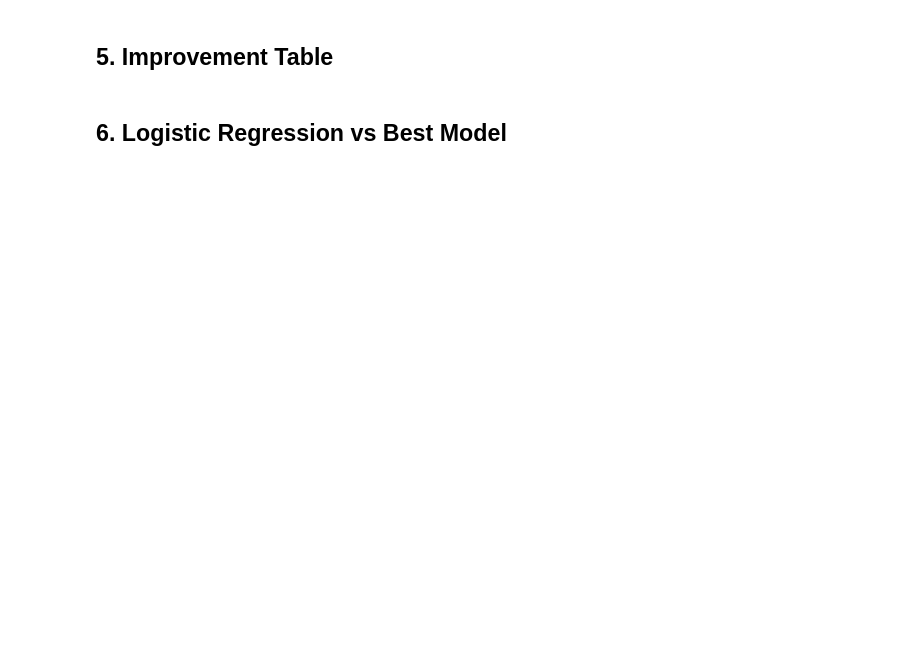
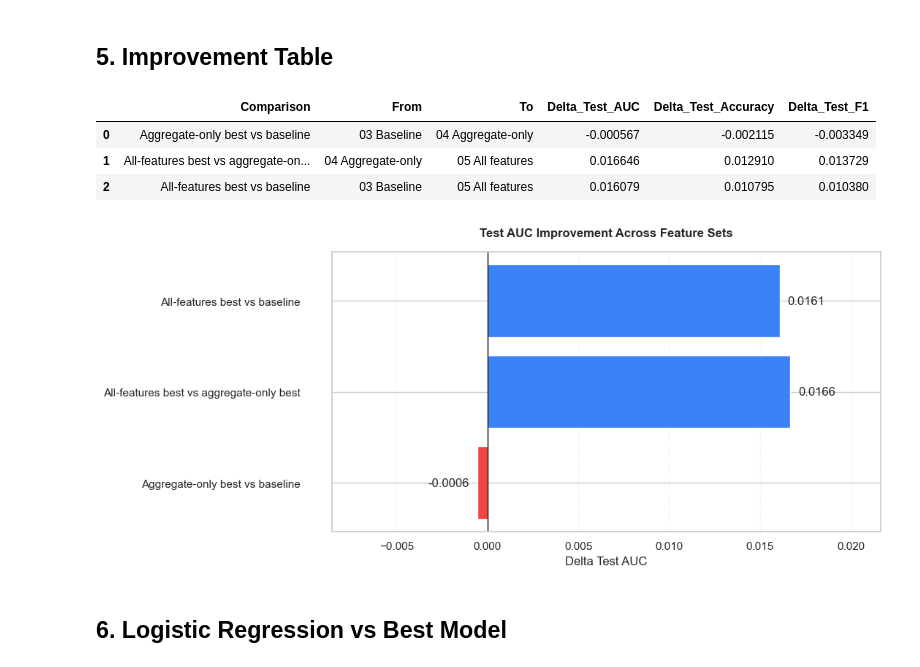
Before and after one commit to Kiatisakk/Predicting-League-of-Legends-Match-Outcomes-Using-10-Minute-Data, a Jupyter notebook: 06_result_summary.ipynb, the cells around one changed output. Drawn from its saved outputs; the diff is of its cells as text; code cells hidden in the pictures; blank space fills up the shorter version.

```diff
--- a/06_result_summary.ipynb
+++ b/06_result_summary.ipynb
@@ -184,39 +229,52 @@ plt.show()
 # %%
 def metric_delta(row_a, row_b, label):
     return {
         "Comparison": label,
         "From": row_a["Experiment"],
         "To": row_b["Experiment"],
         "Delta_Test_AUC": row_b["Test_AUC"] - row_a["Test_AUC"],
         "Delta_Test_Accuracy": row_b["Test_Accuracy"] - row_a["Test_Accuracy"],
         "Delta_Test_F1": row_b["Test_F1"] - row_a["Test_F1"],
     }
 
 
 baseline_best = best_summary.iloc[0]
 aggregate_best = best_summary.iloc[1]
 all_features_best = best_summary.iloc[2]
 
 improvement_summary = pd.DataFrame(
     [
         metric_delta(baseline_best, aggregate_best, "Aggregate-only best vs baseline"),
         metric_delta(aggregate_best, all_features_best, "All-features best vs aggregate-only best"),
         metric_delta(baseline_best, all_features_best, "All-features best vs baseline"),
     ]
 )
 improvement_summary.to_csv(SUMMARY_DIR / "feature_set_improvement.csv", index=False)
 display(improvement_summary)
 
 fig, ax = plt.subplots(figsize=(11, 5))
-bars = ax.barh(improvement_summary["Comparison"], improvement_summary["Delta_Test_AUC"])
-ax.bar_label(bars, fmt="%.4f", padding=4)
-ax.axvline(0, color="black", linewidth=0.8)
+bars = ax.barh(improvement_summary["Comparison"], improvement_summary["Delta_Test_AUC"],
+              color=['#ef4444' if x < 0 else '#3b82f6' for x in improvement_summary["Delta_Test_AUC"]])
+
+ax.bar_label(bars, fmt="%.4f", padding=8)
+ax.axvline(0, color="black", linewidth=1)
+
+ax.tick_params(axis='y', pad=25)
+ax.set_xlim(improvement_summary["Delta_Test_AUC"].min() - 0.008,
+            improvement_summary["Delta_Test_AUC"].max() + 0.005)
+
 ax.set_xlabel("Delta Test AUC")
-ax.set_title("Test AUC Improvement Across Feature Sets")
-ax.grid(axis="x", alpha=0.25)
+ax.set_title("Test AUC Improvement Across Feature Sets", fontweight='bold', pad=15)
+ax.grid(axis="x", alpha=0.2, linestyle='--')
+
 fig.tight_layout()
-fig.savefig(SUMMARY_DIR / "feature_set_auc_improvement.png", dpi=160)
 plt.show()
+# %% [output]
+|  | Comparison | From | To | Delta_Test_AUC | Delta_Test_Accuracy | Delta_Test_F1 |
+| 0 | Aggregate-only best vs baseline | 03 Baseline | 04 Aggregate-only | -0.000567 | -0.002115 | -0.003349 |
+| 1 | All-features best vs aggregate-on... | 04 Aggregate-only | 05 All features | 0.016646 | 0.012910 | 0.013729 |
+| 2 | All-features best vs baseline | 03 Baseline | 05 All features | 0.016079 | 0.010795 | 0.010380 |
+[figure, added]
 # %% [markdown]
 ## 6. Logistic Regression vs Best Model
 # %%
```
Also changed, not shown: parts of 9 cells of this notebook, 1 other file.
